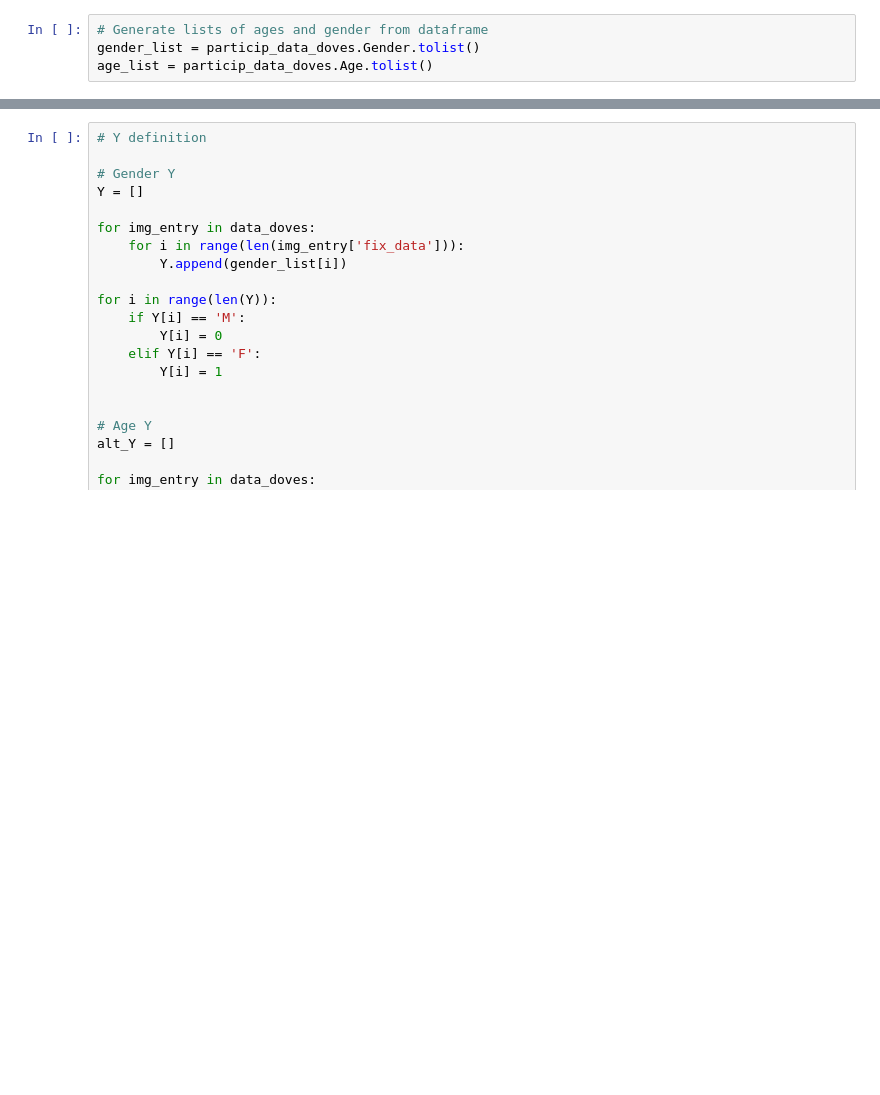
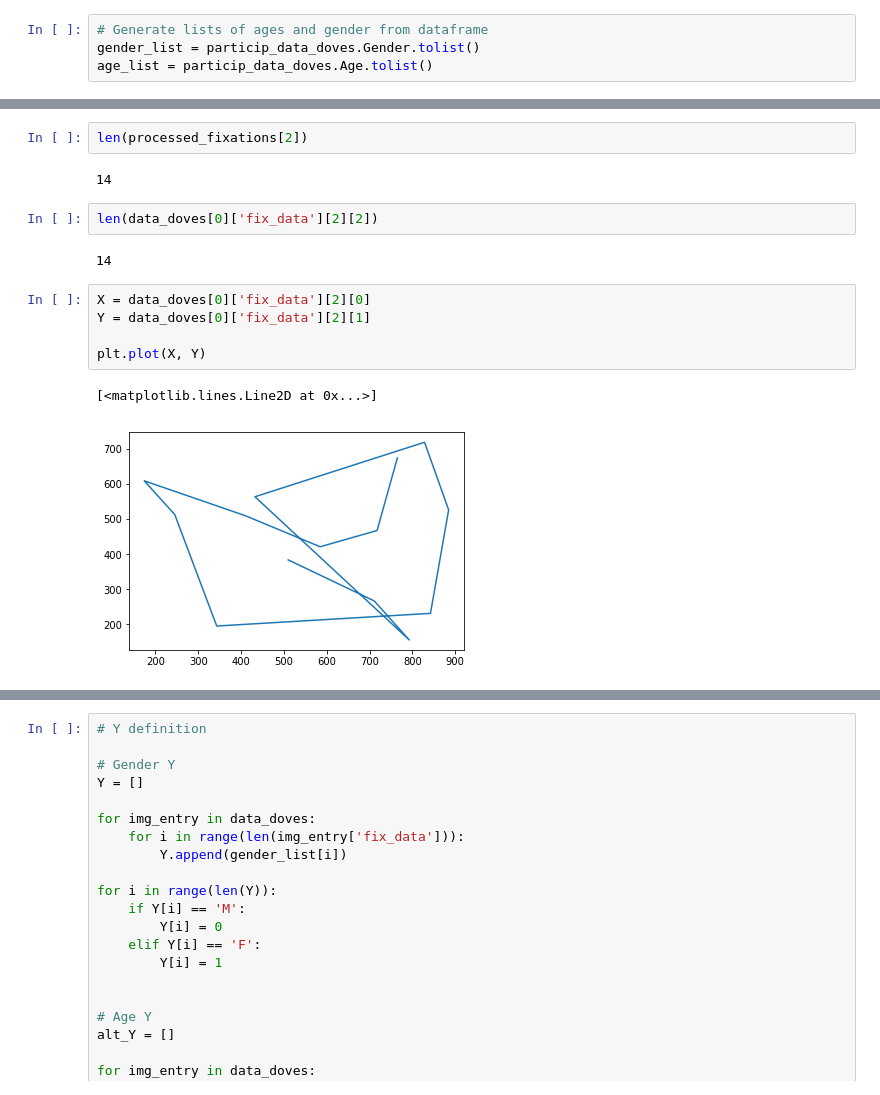
Before and after one commit to kroglkt/CogSci3, a Jupyter notebook: DOVES classifier.ipynb, the cells around one changed output, grey strips where cells are left out. Drawn from its saved outputs; the diff is of its cells as text; blank space fills up the shorter version.

Commit message:
Update DOVES classifier.ipynb
Added manual raw data feature extraction of saccades and fixations

```diff
--- a/DOVES classifier.ipynb
+++ b/DOVES classifier.ipynb
@@ -186,0 +222,16 @@ for i in range(len(mean_fixdur)):
+# %%
+len(processed_fixations[2])
+# %% [output]
+14
+# %%
+len(data_doves[0]['fix_data'][2][2])
+# %% [output]
+14
+# %%
+X = data_doves[0]['fix_data'][2][0]
+Y = data_doves[0]['fix_data'][2][1]
+
+plt.plot(X, Y)
+# %% [output]
+[<matplotlib.lines.Line2D at 0x...>]
+[figure, added]
```
Also changed, not shown: parts of 13 cells of this notebook.
